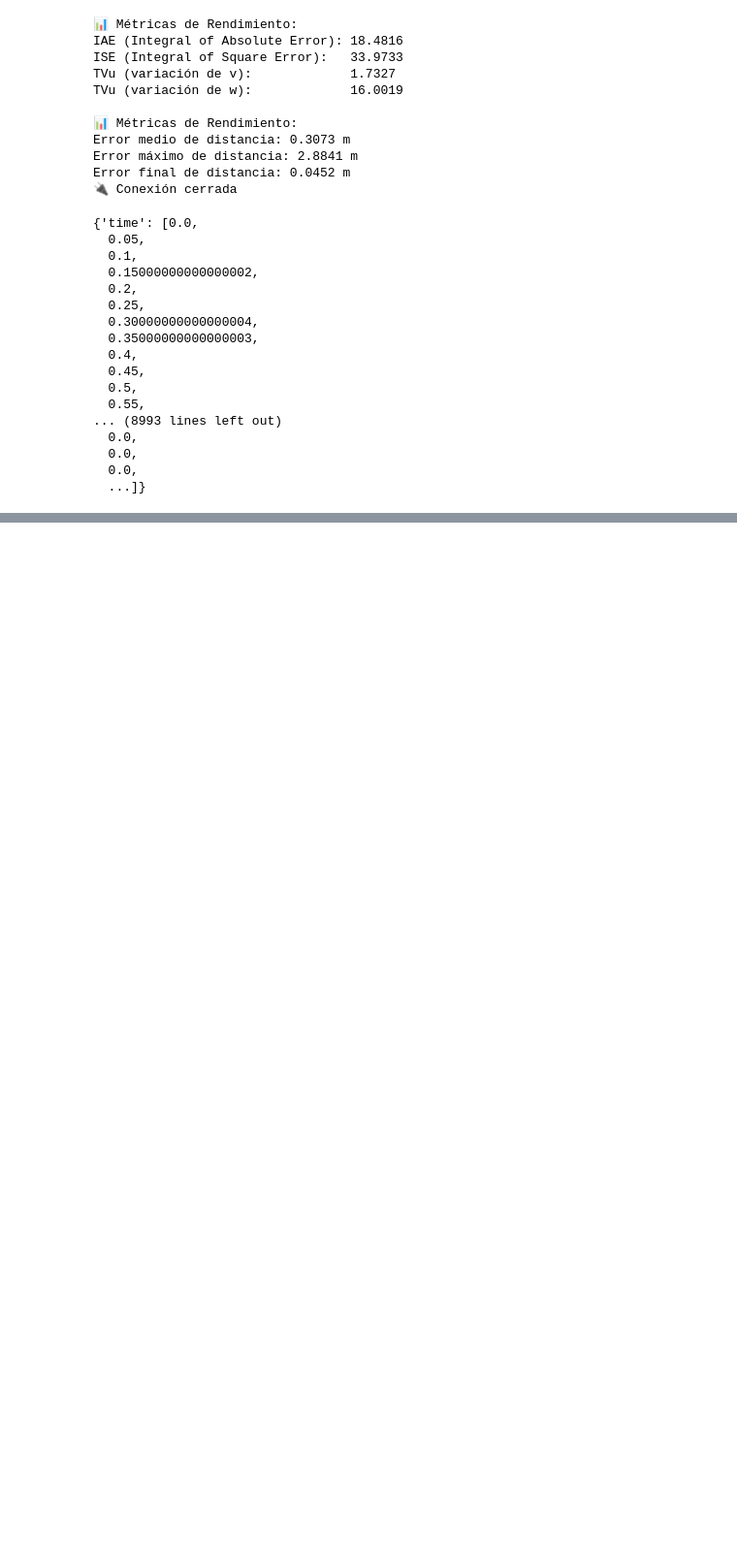
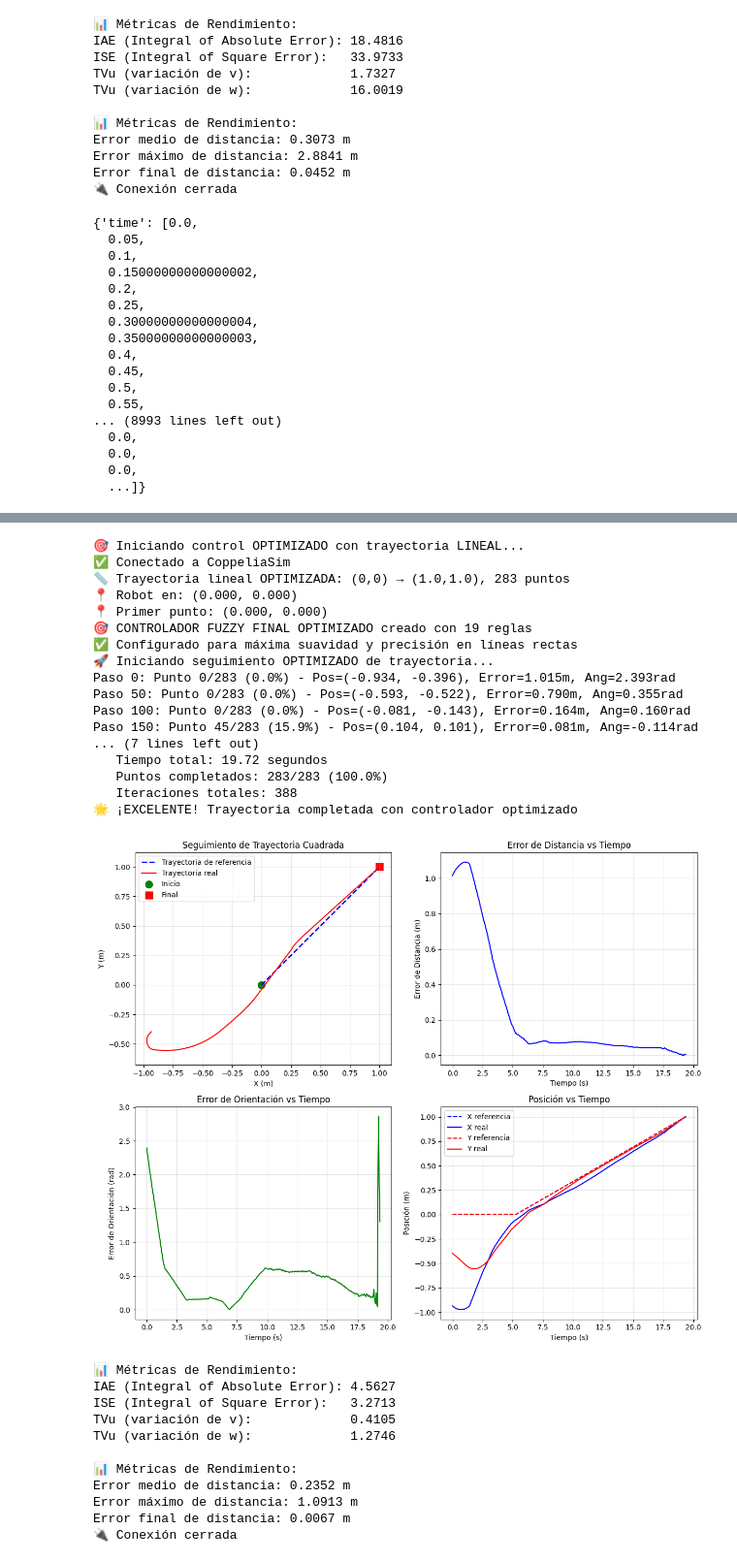
Before and after one commit to Luchardiles/Prueba-3, a Jupyter notebook: fuzzyCatedra-3-v2.ipynb, the cells around one changed output, grey strips where cells are left out. Shown at 97% size. Cells and saved outputs as stored; diff of their text form; code cells hidden in the pictures; blank space fills up the shorter version.

```diff
--- a/fuzzyCatedra-3-v2.ipynb
+++ b/fuzzyCatedra-3-v2.ipynb
@@ -774,0 +824,32 @@ Error final de distancia: 0.0452 m
+# %%
+main_fuzzy_optimizado('lineal')
+# %% [output]
+🎯 Iniciando control OPTIMIZADO con trayectoria LINEAL...
+✅ Conectado a CoppeliaSim
+📏 Trayectoria lineal OPTIMIZADA: (0,0) → (1.0,1.0), 283 puntos
+📍 Robot en: (0.000, 0.000)
+📍 Primer punto: (0.000, 0.000)
+🎯 CONTROLADOR FUZZY FINAL OPTIMIZADO creado con 19 reglas
+✅ Configurado para máxima suavidad y precisión en líneas rectas
+🚀 Iniciando seguimiento OPTIMIZADO de trayectoria...
+Paso 0: Punto 0/283 (0.0%) - Pos=(-0.934, -0.396), Error=1.015m, Ang=2.393rad
+Paso 50: Punto 0/283 (0.0%) - Pos=(-0.593, -0.522), Error=0.790m, Ang=0.355rad
+Paso 100: Punto 0/283 (0.0%) - Pos=(-0.081, -0.143), Error=0.164m, Ang=0.160rad
+Paso 150: Punto 45/283 (15.9%) - Pos=(0.104, 0.101), Error=0.081m, Ang=-0.114rad
+... (7 lines left out)
+   Tiempo total: 19.72 segundos
+   Puntos completados: 283/283 (100.0%)
+   Iteraciones totales: 388
+🌟 ¡EXCELENTE! Trayectoria completada con controlador optimizado
+[figure, added]
+📊 Métricas de Rendimiento:
+IAE (Integral of Absolute Error): 4.5627
+ISE (Integral of Square Error):   3.2713
+TVu (variación de v):             0.4105
+TVu (variación de w):             1.2746
+
+📊 Métricas de Rendimiento:
+Error medio de distancia: 0.2352 m
+Error máximo de distancia: 1.0913 m
+Error final de distancia: 0.0067 m
+🔌 Conexión cerrada
```
Also changed, not shown: parts of 2 cells of this notebook.
